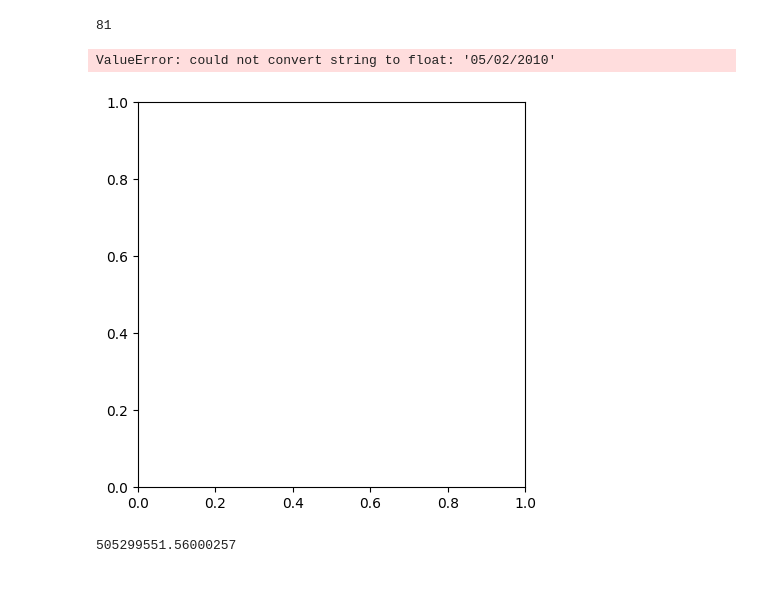
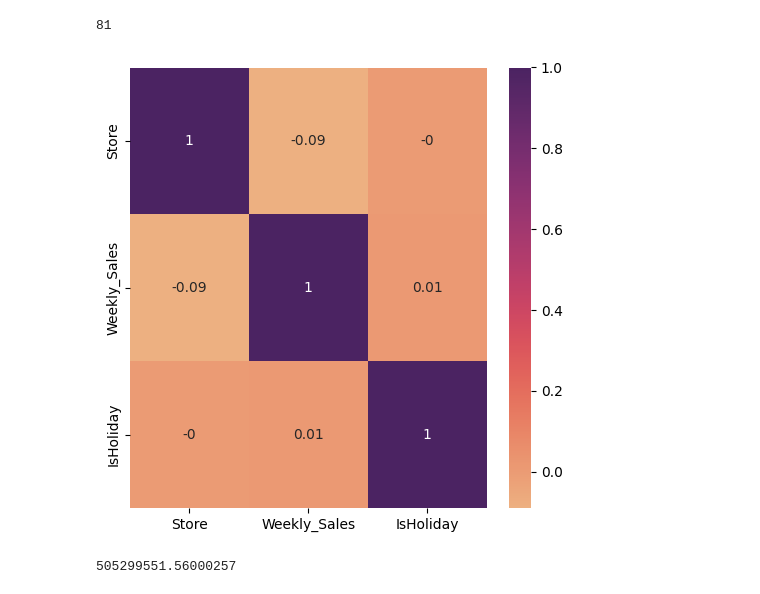
Before and after one commit to November7/PCSS-warsztaty, a Jupyter notebook: zadanie.ipynb, the cells around one changed output. Saved outputs shown, nothing was run; the diff lists cells and outputs as text; code cells hidden in the pictures.

```diff
--- a/zadanie.ipynb
+++ b/zadanie.ipynb
@@ -148,11 +144,10 @@ len(df_sales.groupby('Dept'))
 81
 # %%
 fig, ax = plt.subplots(figsize=[5,5])
-sb.heatmap(df_sales.corr().round(2),annot=True,cmap='flare')
+sb.heatmap(df_sales[["Store","Weekly_Sales","IsHoliday"]].corr().round(2),annot=True,cmap='flare')
 plt.tight_layout()
 # %% [output]
-ValueError: could not convert string to float: '05/02/2010'
-[figure, old version]
+[figure, new version]
 # %%
 sum(df_sales[df_sales['IsHoliday'] == True]['Weekly_Sales'])
 # %% [output]
```
Also changed, not shown: parts of 2 cells of this notebook.
